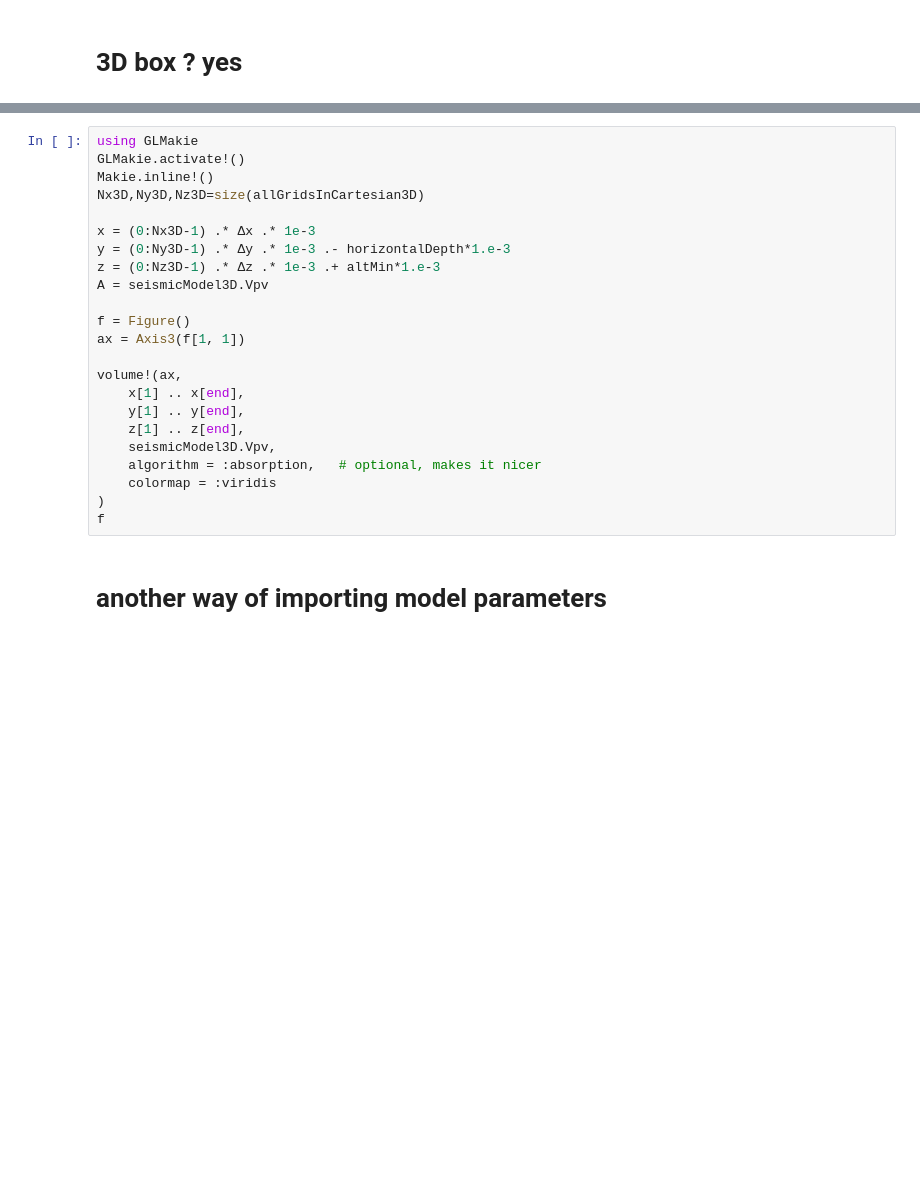
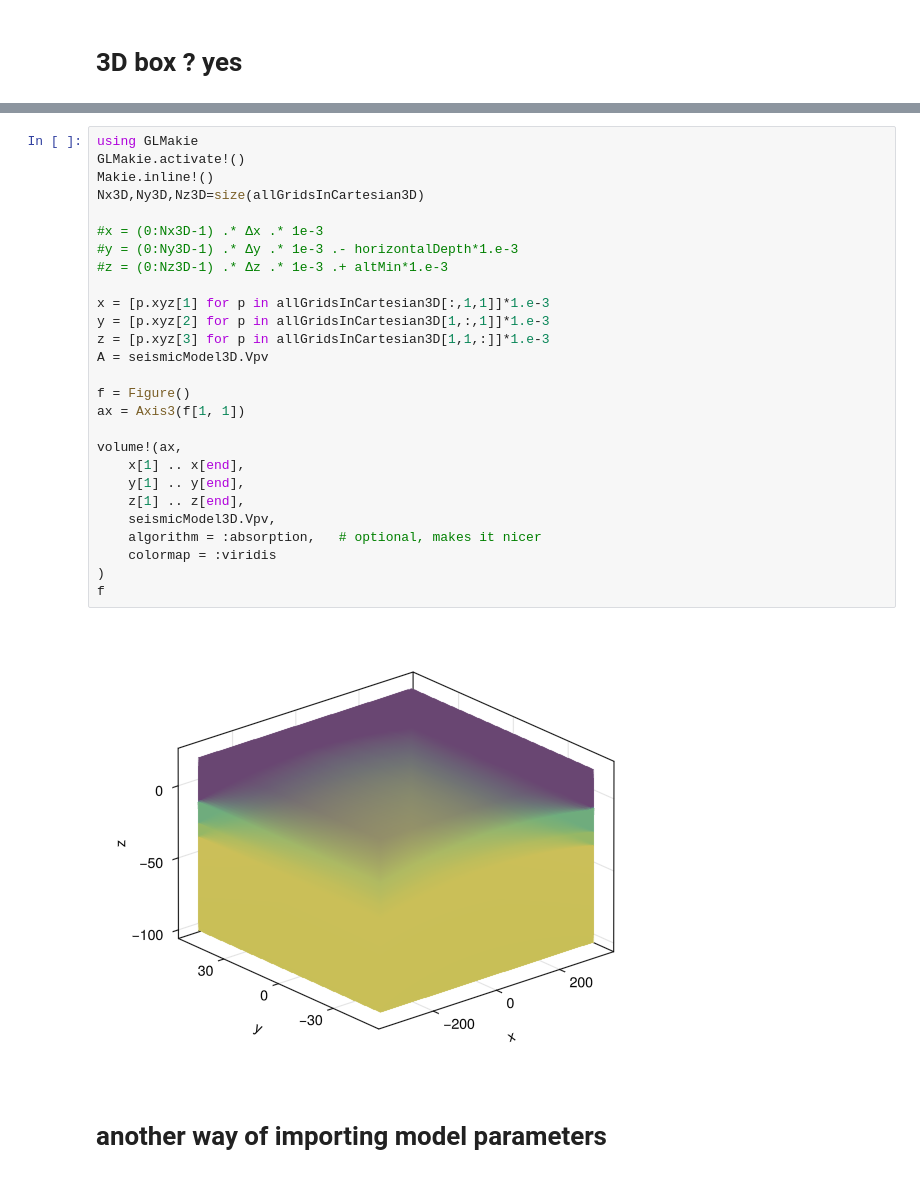
Before and after one commit to seismobassoon/flexOPT, a Jupyter notebook: myNotebooks/getRegionalBoxAndPropagate.ipynb, the cells around one changed output, grey strips where cells are left out. Saved outputs shown, nothing was run; the diff lists cells and outputs as text; blank space fills up the shorter version.

```diff
--- a/myNotebooks/getRegionalBoxAndPropagate.ipynb
+++ b/myNotebooks/getRegionalBoxAndPropagate.ipynb
@@ -84,26 +132,32 @@ seismicModel3D=lazyProduceOrLoad("seismicModel3D",getParamsAndTopo,allGridsInGeo
 # %%
 using GLMakie
 GLMakie.activate!()
 Makie.inline!()
 Nx3D,Ny3D,Nz3D=size(allGridsInCartesian3D)
 
-x = (0:Nx3D-1) .* Δx .* 1e-3
-y = (0:Ny3D-1) .* Δy .* 1e-3 .- horizontalDepth*1.e-3
-z = (0:Nz3D-1) .* Δz .* 1e-3 .+ altMin*1.e-3
+#x = (0:Nx3D-1) .* Δx .* 1e-3
+#y = (0:Ny3D-1) .* Δy .* 1e-3 .- horizontalDepth*1.e-3
+#z = (0:Nz3D-1) .* Δz .* 1e-3 .+ altMin*1.e-3
+
+x = [p.xyz[1] for p in allGridsInCartesian3D[:,1,1]]*1.e-3
+y = [p.xyz[2] for p in allGridsInCartesian3D[1,:,1]]*1.e-3
+z = [p.xyz[3] for p in allGridsInCartesian3D[1,1,:]]*1.e-3
 A = seismicModel3D.Vpv
 
 f = Figure()
 ax = Axis3(f[1, 1])
 
 volume!(ax,
     x[1] .. x[end],
     y[1] .. y[end],
     z[1] .. z[end],
     seismicModel3D.Vpv,
     algorithm = :absorption,   # optional, makes it nicer
     colormap = :viridis
 )
 f
+# %% [output]
+[figure, added]
 # %% [markdown]
 # another way of importing model parameters
 # %% [markdown]
```
Also changed, not shown: parts of 14 cells of this notebook, 1 other file.
